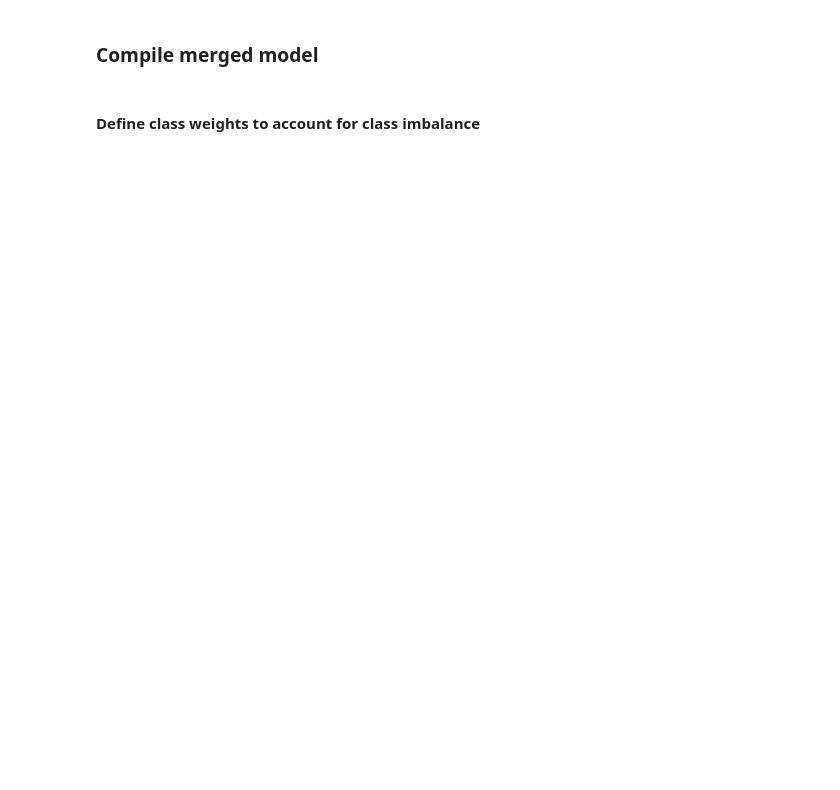
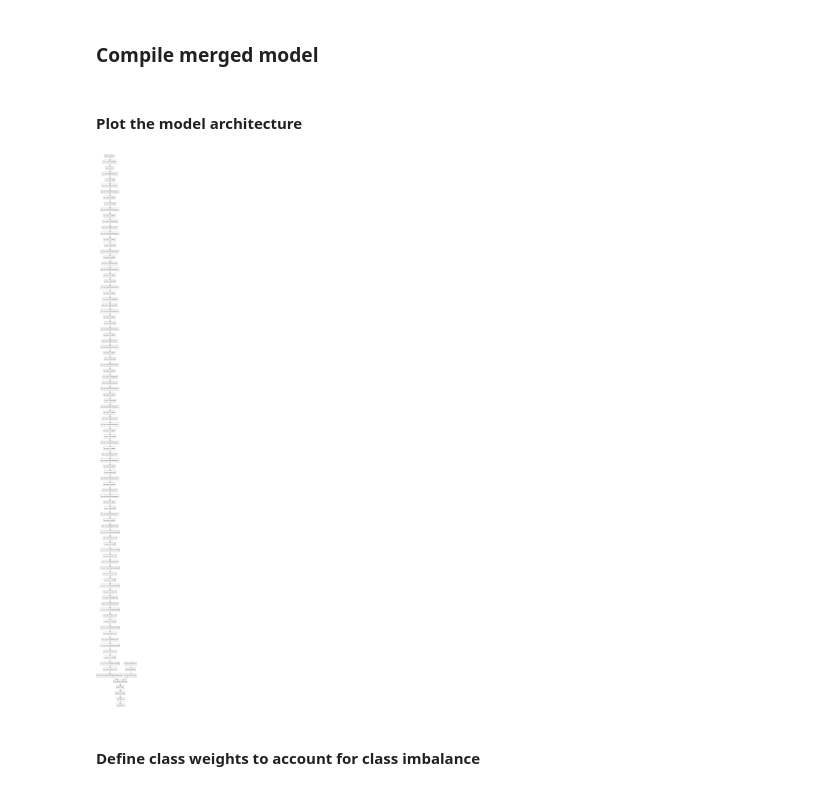
Before and after one commit to leona-ha/Skin-Screening_Web-App, a Jupyter notebook: Combined_model.ipynb, the cells around one changed output. Saved outputs shown, nothing was run; the diff lists cells and outputs as text; code cells hidden in the pictures; blank space fills up the shorter version.

```diff
--- a/Combined_model.ipynb
+++ b/Combined_model.ipynb
@@ -169,6 +144,6 @@ image_size = 224
 train_steps = np.ceil(num_train_samples / train_batch_size)
 val_steps = np.ceil(num_val_samples / val_batch_size)
 # %%
-cnn = tensorflow.keras.models.load_model('combined_model_new.h5', compile=False)
+cnn = tensorflow.keras.models.load_model('model.h5', compile=False)
 # %% [output]
 WARNING: Logging before flag parsing goes to stderr.
@@ -187,7 +162,7 @@ Call initializer instance with the dtype argument instead of passing it to the c
 # %%
 cnn_output = cnn.layers[-3].output # global average pooling layer
 # %%
-input_dem = tensorflow.keras.layers.Input(shape=(2,))
+input_dem = tensorflow.keras.layers.Input(shape=(2,), name="input_dem")
 x_dem = Dense(16, activation="relu",name="dense_dem")(input_dem)
 x_dem = Dropout(0.25, name="dropout_dem")(x_dem)
 # %%
@@ -215,8 +190,14 @@ for layer in combined_model_new.layers[:-10]:
 def top_3_accuracy(y_true, y_pred):
     return top_k_categorical_accuracy(y_true, y_pred, k=3)
 # %%
-cnn.compile(Adam(lr=0.01), loss='categorical_crossentropy',
+combined_model_new.compile(Adam(lr=0.01), loss='categorical_crossentropy',
               metrics=[categorical_accuracy, top_3_accuracy])
+# %% [markdown]
+#### Plot the model architecture
+# %%
+tensorflow.keras.utils.plot_model(combined_model_new, to_file='model_combined.png')
+# %% [output]
+[figure, added]
 # %% [markdown]
 #### Define class weights to account for class imbalance
 # %%
```
Also changed, not shown: parts of 11 cells of this notebook, 4 other files.
